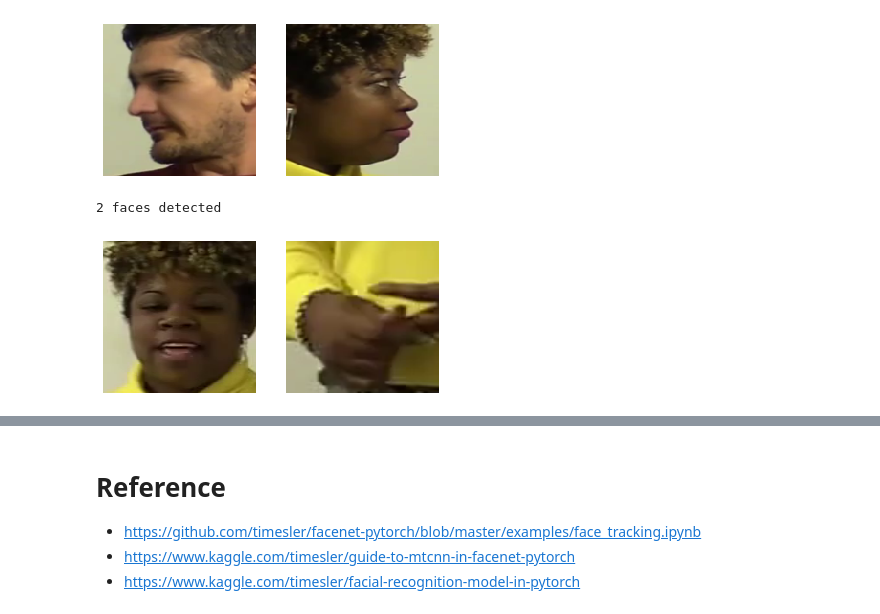
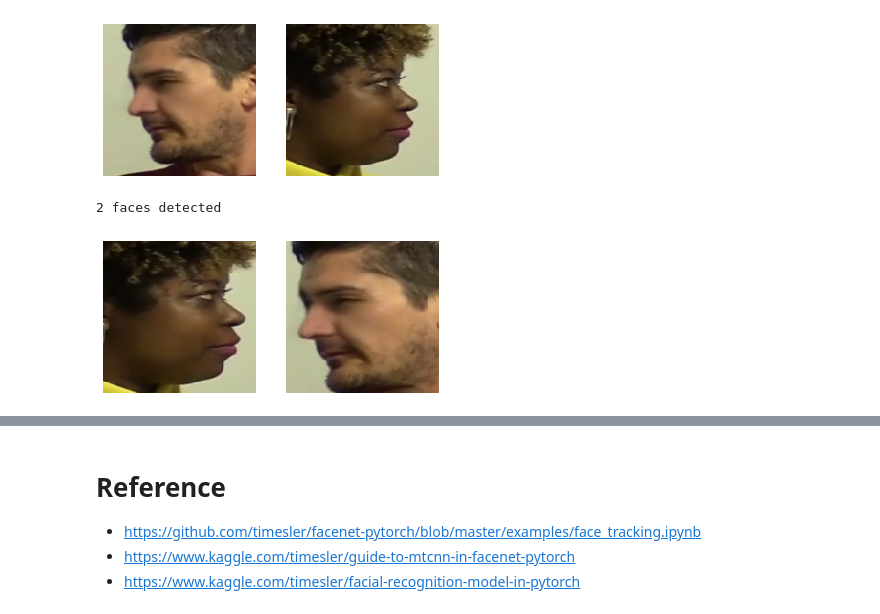
Before and after one commit to zengm71/DeepFakeChallenge, a Jupyter notebook: DeepFakeChallengeCPU.ipynb, the cells around one changed output, grey strips where cells are left out. Cells and saved outputs as stored; diff of their text form; code cells hidden in the pictures.

Commit message:
Able to get faces out with very fast speed, but need to handle the cases with 0 faces detected

```diff
--- a/DeepFakeChallengeCPU.ipynb
+++ b/DeepFakeChallengeCPU.ipynb
@@ -144,36 +126,36 @@ fig.show()
 # %% [output]
 [figure]
 # %%
-v_cap = cv2.VideoCapture('data/train_sample_videos/acifjvzvpm.mp4')
+v_cap = cv2.VideoCapture('data/train_sample_videos/avibnnhwhp.mp4')  #avibnnhwhp, acifjvzvpm
 v_len = int(v_cap.get(cv2.CAP_PROP_FRAME_COUNT))
-mtcnn = MTCNN(margin=40, keep_all=True, select_largest=False, post_process=False)
+mtcnn = MTCNN(margin=20, keep_all=True, post_process=False, thresholds = [0.9, 0.9, 0.9])
 
 # Loop through video, taking a handful of frames to form a batch
 frames = []
 for i in tqdm(range(v_len)):
 
     # Load frame
     success = v_cap.grab()
     if i % 10 == 0:
         success, frame = v_cap.retrieve()
     else:
         continue
     if not success:
         continue
 
     # Add to batch
     frame = cv2.cvtColor(frame, cv2.COLOR_BGR2RGB)
     frames.append(Image.fromarray(frame))
 
 # Detect faces in batch
 faces = mtcnn(frames)
 print(str(np.max([len(faces[i]) for i in range(len(faces))])) + ' faces detected')
 
 fig, axes = plt.subplots(1, np.max([len(faces[i]) for i in range(len(faces))]), figsize=(6, 15))
 for j, face in enumerate(faces[np.argmax([len(faces[i]) for i in range(len(faces))])]):
-    axes[j].imshow(face.permute(1, 2, 0).int().numpy())
+    axes[j].imshow(face.permute(1,2,0).int().numpy())
     axes[j].axis('off')
 fig.show()
 # %% [output]
 2 faces detected
-[figure, old version]
+[figure, new version]
```
Also changed, not shown: parts of 22 cells of this notebook.
